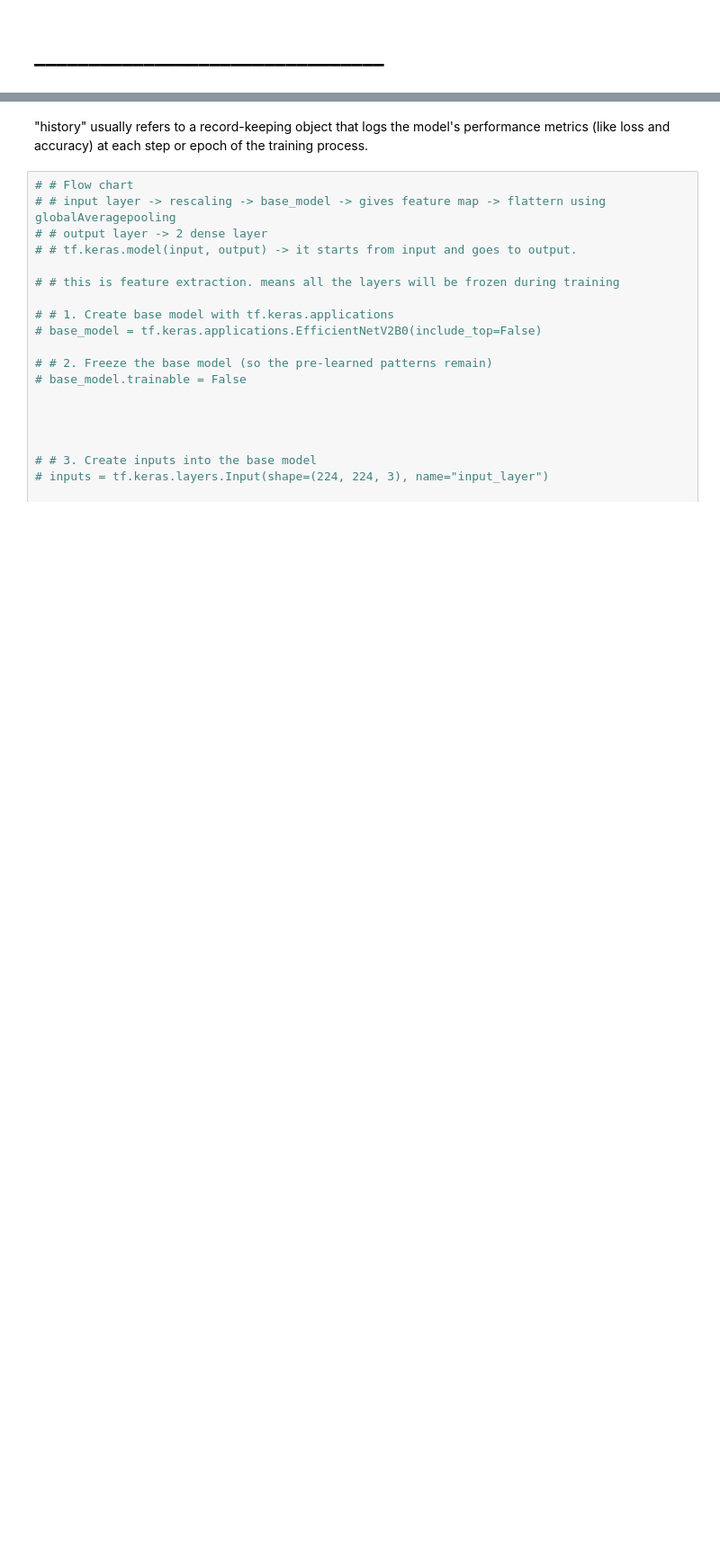
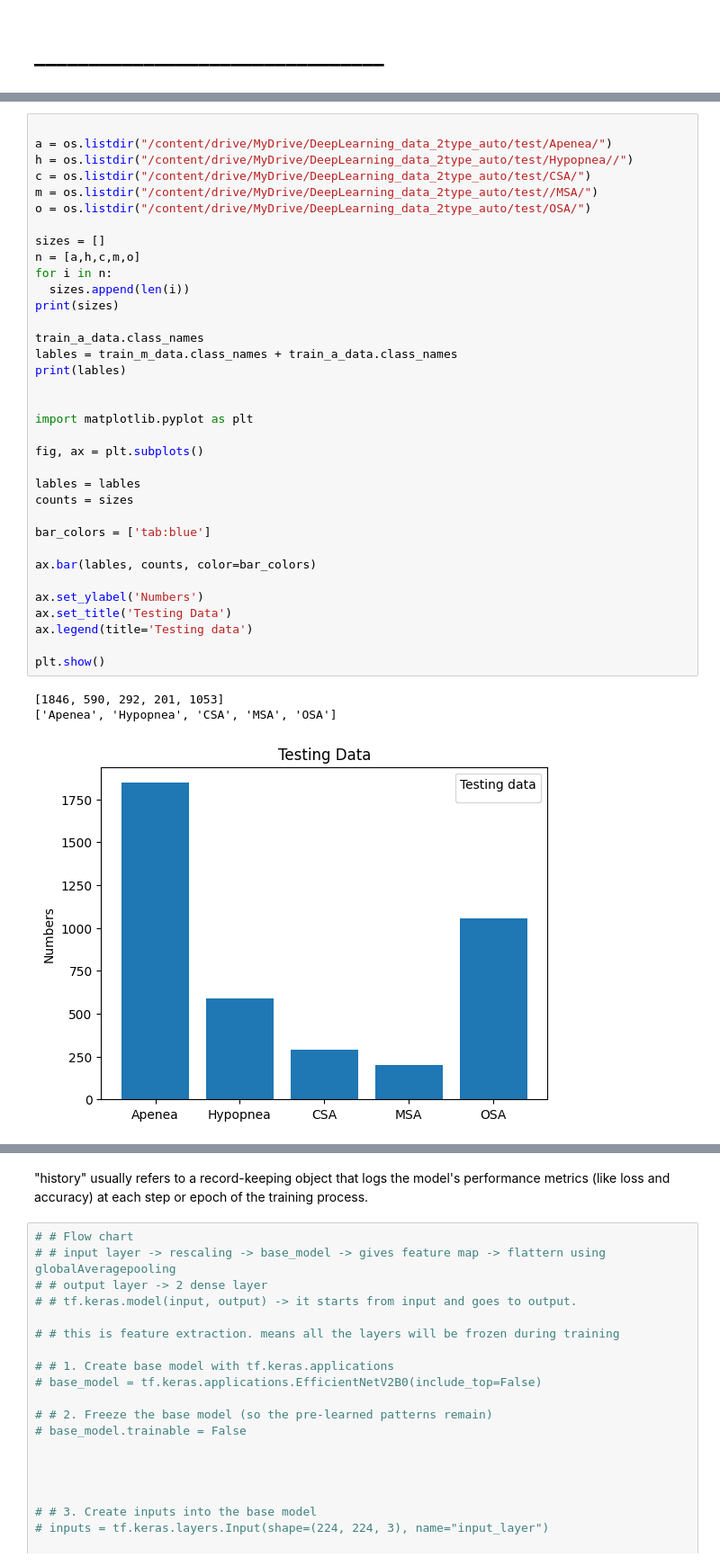
Before and after one commit to poudelef/Hierarchy-Model, a Jupyter notebook: STFT.ipynb, the cells around one changed output, grey strips where cells are left out. Shown at 90% size. Drawn from its saved outputs; the diff is of its cells as text; blank space fills up the shorter version.

```diff
--- a/STFT.ipynb
+++ b/STFT.ipynb
@@ -366,0 +331,39 @@ train_a_data
+# %%
+
+a = os.listdir("/content/drive/MyDrive/DeepLearning_data_2type_auto/test/Apenea/")
+h = os.listdir("/content/drive/MyDrive/DeepLearning_data_2type_auto/test/Hypopnea//")
+c = os.listdir("/content/drive/MyDrive/DeepLearning_data_2type_auto/test/CSA/")
+m = os.listdir("/content/drive/MyDrive/DeepLearning_data_2type_auto/test//MSA/")
+o = os.listdir("/content/drive/MyDrive/DeepLearning_data_2type_auto/test/OSA/")
+
+sizes = []
+n = [a,h,c,m,o]
+for i in n:
+  sizes.append(len(i))
+print(sizes)
+
+train_a_data.class_names
+lables = train_m_data.class_names + train_a_data.class_names
+print(lables)
+
+
+import matplotlib.pyplot as plt
+
+fig, ax = plt.subplots()
+
+lables = lables
+counts = sizes
+
+bar_colors = ['tab:blue']
+
+ax.bar(lables, counts, color=bar_colors)
+
+ax.set_ylabel('Numbers')
+ax.set_title('Testing Data')
+ax.legend(title='Testing data')
+
+plt.show()
+# %% [output]
+[1846, 590, 292, 201, 1053]
+['Apenea', 'Hypopnea', 'CSA', 'MSA', 'OSA']
+[figure, added]
```
Also changed, not shown: parts of 49 cells of this notebook.
